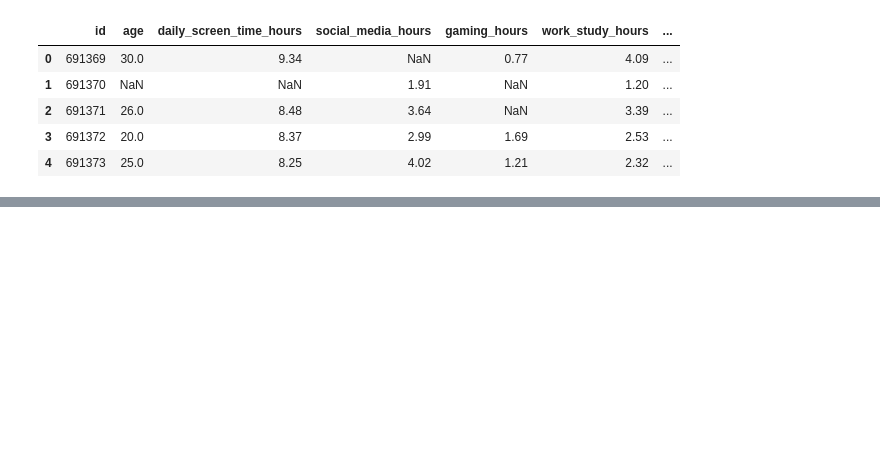
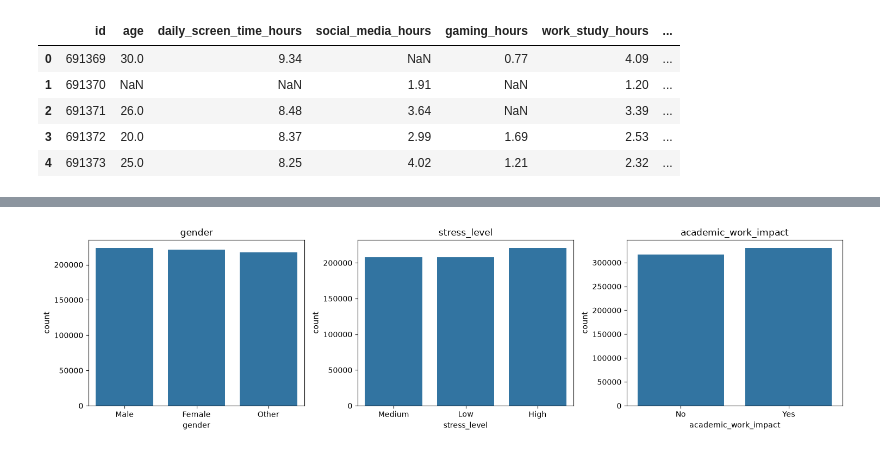
Before and after one commit to imgabrielas/Not-So-Small-ML, a Jupyter notebook: notebook.ipynb, the cells around one changed output, grey strips where cells are left out. Drawn from its saved outputs; the diff is of its cells as text; code cells hidden in the pictures; blank space fills up the shorter version.

```diff
--- a/notebook.ipynb
+++ b/notebook.ipynb
@@ -81,0 +123,11 @@ test_df.head()
+# %%
+fig, axes = plt.subplots(1, len(categorical_features), figsize=(5 * len(categorical_features), 4))
+
+for ax, col in zip(axes, categorical_features):
+    sns.countplot(x=train_df[col], ax=ax)
+    ax.set_title(col)
+
+plt.tight_layout()
+plt.show()
+# %% [output]
+[figure, added]
```
Also changed, not shown: parts of 5 cells of this notebook, 5 other files.
